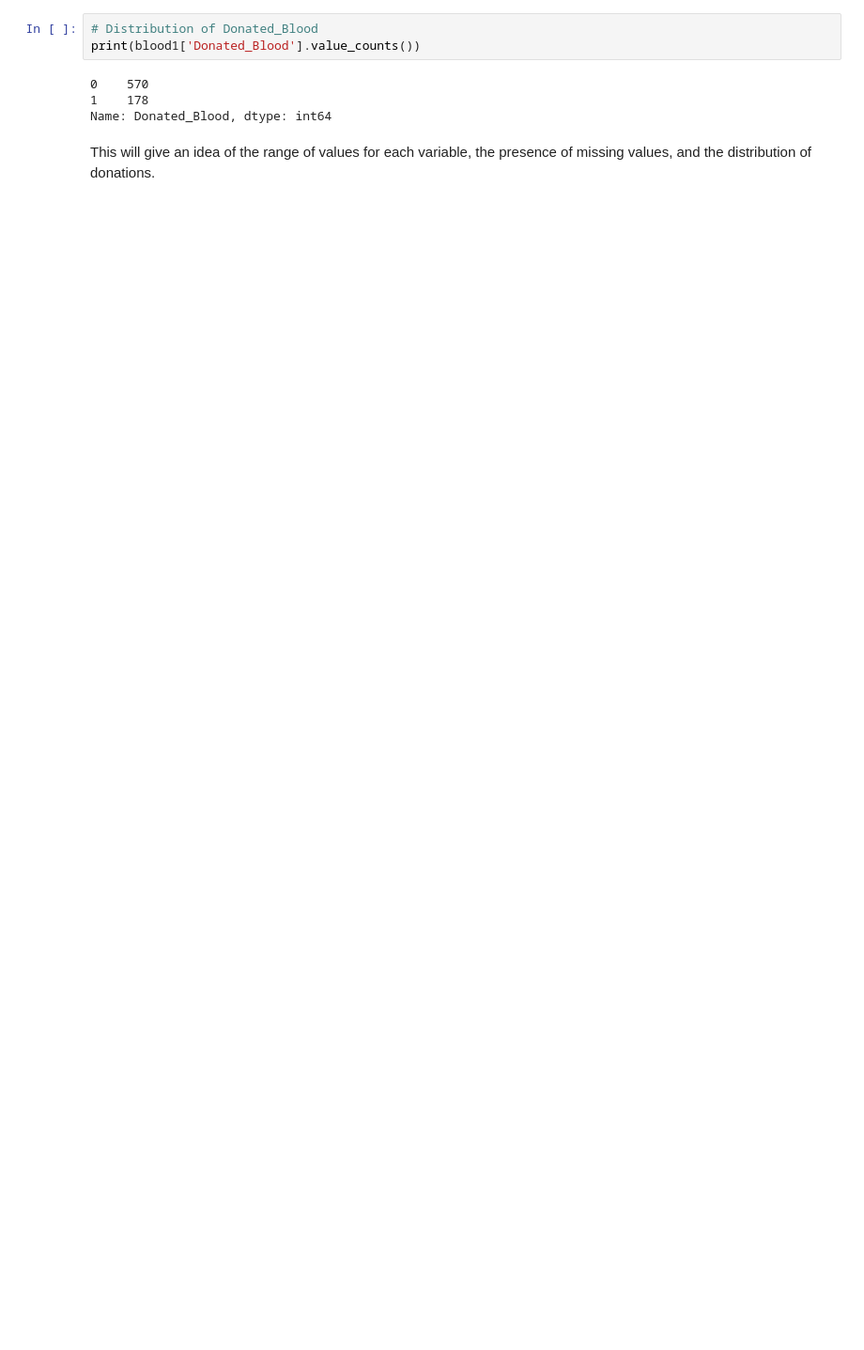
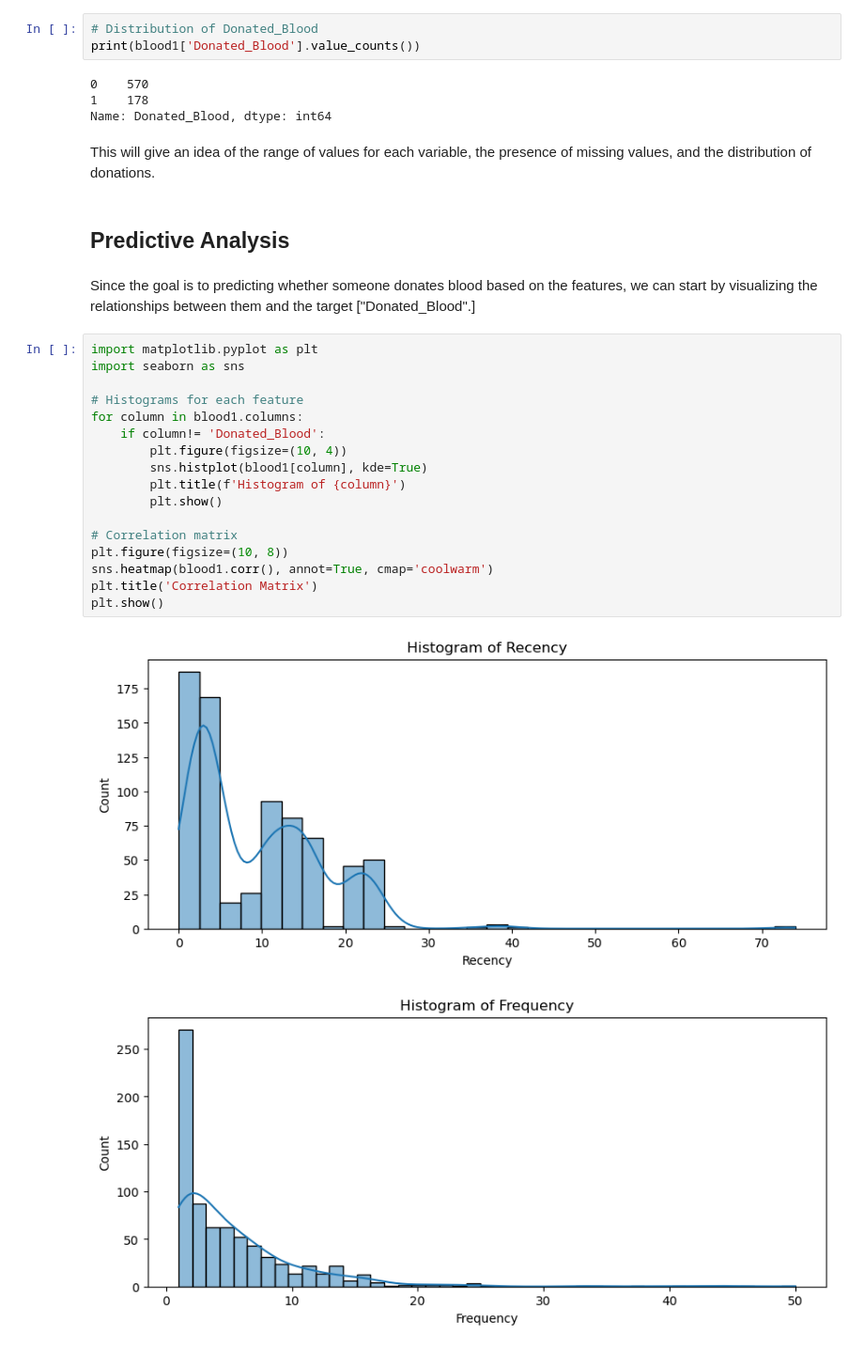
Before and after one commit to bimri/blood-donation, a Jupyter notebook: blood.ipynb, the cells around one changed output. Shown at 94% size. Drawn from its saved outputs; the diff is of its cells as text; blank space fills up the shorter version.

Commit message:
Predictive analysis using plots

```diff
--- a/blood.ipynb
+++ b/blood.ipynb
@@ -196,3 +198,27 @@ print(blood1['Donated_Blood'].value_counts())
 Name: Donated_Blood, dtype: int64
 # %% [markdown]
 This will give an idea of the range of values for each variable, the presence of missing values, and the distribution of donations.
+# %% [markdown]
+## Predictive Analysis
+# %% [markdown]
+Since the goal is to predicting whether someone donates blood based on the features, we can start by visualizing the relationships between them and the target ["Donated_Blood".]
+# %%
+import matplotlib.pyplot as plt
+import seaborn as sns
+
+# Histograms for each feature
+for column in blood1.columns:
+    if column!= 'Donated_Blood':
+        plt.figure(figsize=(10, 4))
+        sns.histplot(blood1[column], kde=True)
+        plt.title(f'Histogram of {column}')
+        plt.show()
+
+# Correlation matrix
+plt.figure(figsize=(10, 8))
+sns.heatmap(blood1.corr(), annot=True, cmap='coolwarm')
+plt.title('Correlation Matrix')
+plt.show()
+# %% [output]
+[figure, added]
+[figure, added]
```
Also changed, not shown: parts of 3 cells of this notebook.
